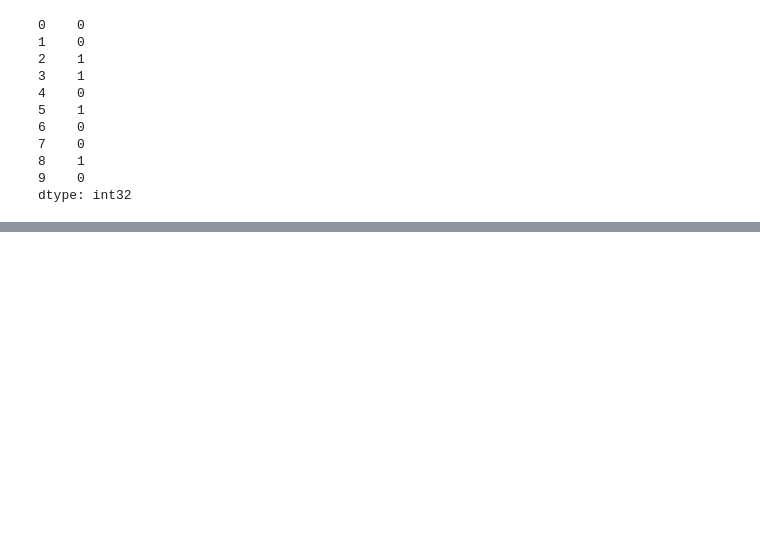
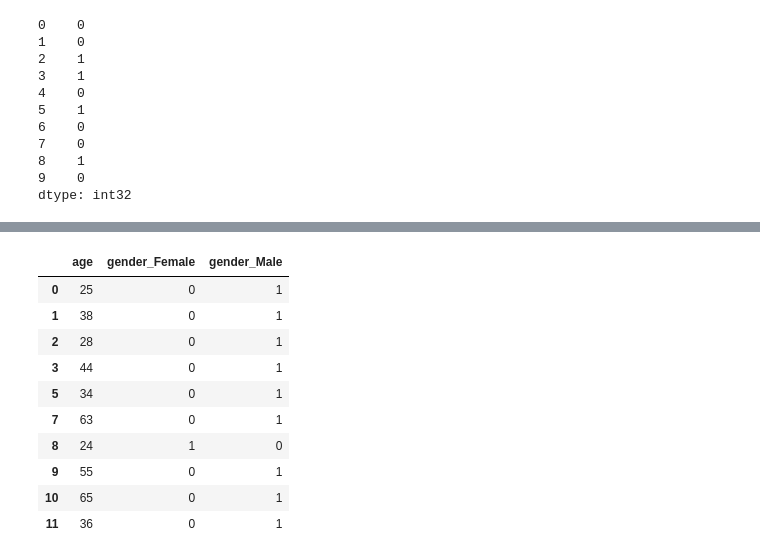
Before and after one commit to kseniya-yakovleva/AML-16, a Jupyter notebook: hw_1/hw-1.ipynb, the cells around one changed output, grey strips where cells are left out. Saved outputs shown, nothing was run; the diff lists cells and outputs as text; code cells hidden in the pictures; blank space fills up the shorter version.

```diff
--- a/hw_1/hw-1.ipynb
+++ b/hw_1/hw-1.ipynb
@@ -180,0 +185,17 @@ R2 test poly: -0.07976437960689031
+# %%
+#на всей выборке у меня не получилось дождаться результата от модели
+X_ = data.loc[:2500,['age', 'gender']]
+X_ = pd.get_dummies(X_, columns = ['gender'])
+X_.head(10)
+# %% [output]
+|  | age | gender_Female | gender_Male |
+| 0 | 25 | 0 | 1 |
+| 1 | 38 | 0 | 1 |
+| 2 | 28 | 0 | 1 |
+| 3 | 44 | 0 | 1 |
+| 5 | 34 | 0 | 1 |
+| 7 | 63 | 0 | 1 |
+| 8 | 24 | 1 | 0 |
+| 9 | 55 | 0 | 1 |
+| 10 | 65 | 0 | 1 |
+| 11 | 36 | 0 | 1 |
```
Also changed, not shown: parts of 8 cells of this notebook.
